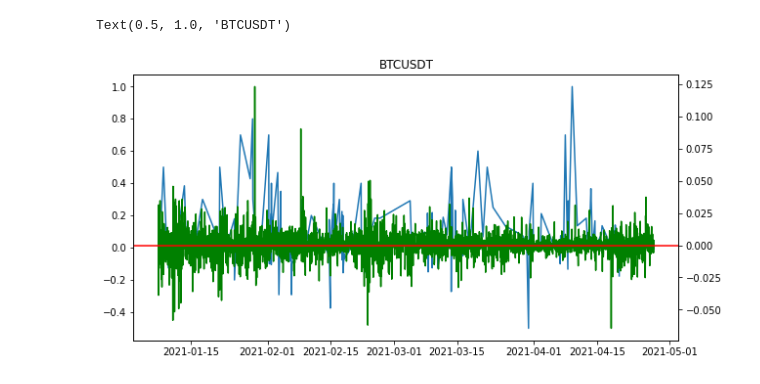
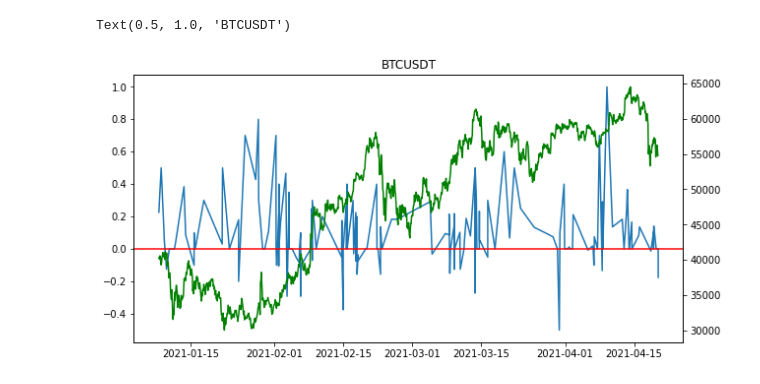
Before and after one commit to Empyr3an/Artha, a Jupyter notebook: notebooks/tweet_analysis.ipynb, the cells around one changed output. Cells and saved outputs as stored; diff of their text form; code cells hidden in the pictures.

Commit message:
binance wrapper bug fixes, plotting bug fixes :(

```diff
--- a/notebooks/tweet_analysis.ipynb
+++ b/notebooks/tweet_analysis.ipynb
@@ -25,7 +25,9 @@ Wall time: 4.37 s
 # %%
 %%time
-jack_docs = run_pipeline("BTC_JackSparrow")
-jack_scores = dp.tweet_df(jack_docs, "BTC")
-jack_all_ticks = Counter([tick for doc in jack_docs for tick in doc._.tickers ]).most_common()
-len(jack_scores)
+
+username = "BTC_JackSparrow"
+# username = "razoreth"
+# username = "Nostranomist"
+docs = run_pipeline(username)
+all_ticks = Counter([tick for doc in docs for tick in doc._.tickers ]).most_common()
 # %% [output]
@@ -69,8 +35,0 @@ _date_to_binance(jack_scores[:].index)
-# %%
-%%time
-
-asset = "BTCUSDT"
-
-tweet_scores[0][0]
-klines = get_klines(asset, '1h', oldest_tweet_date, latest_tweet_date, )
-df = get_klines_df(klines)
@@ -90,0 +36,4 @@ Wall time: 87.6 ms
+# %%
+ticker = "BTC"
+scores = dp.tweet_df(docs, ticker)
+len(scores)
@@ -90,0 +42,10 @@ Wall time: 87.6 ms
+# %%
+%%time
+if ticker == "BTC":
+    asset = ticker+"USDT"
+else:
+    asset = ticker+"BTC"
+time = '2h'
+oldest, newest = scores.index[-1].to_pydatetime().timestamp() * 1000, scores.index[0].to_pydatetime().timestamp() * 1000,
+klines = crypto.get_klines(asset, time, oldest, newest)
+df = crypto.get_klines_df(klines)
@@ -95,17 +59,18 @@ Wall time: 87.6 ms
 # %%
 plt.rcParams['figure.figsize'] = [10, 5]
-ts = df["Close"].astype(float).pct_change()
+ts = df["Close"].astype(float) #.pct_change()
 
 fig, ax1 = plt.subplots()
-ax1.plot(tweet_scores_df)
+ax1.plot(scores)
+plt.axhline(y=0, color='r', linestyle='-')
 # ax1.plot(ts)
 ax2 = ax1.twinx()
 ax2.plot(ts, color='g')
-plt.axhline(y=0, color='r', linestyle='-')
+
 plt.title(asset)
 # %% [output]
 Text(0.5, 1.0, 'BTCUSDT')
-[figure, old version]
+[figure, new version]
 # %%
 # the rest of the notebook will work on all asset data
 # %%
```
Also changed, not shown: parts of 12 cells of this notebook, 2 other files.
